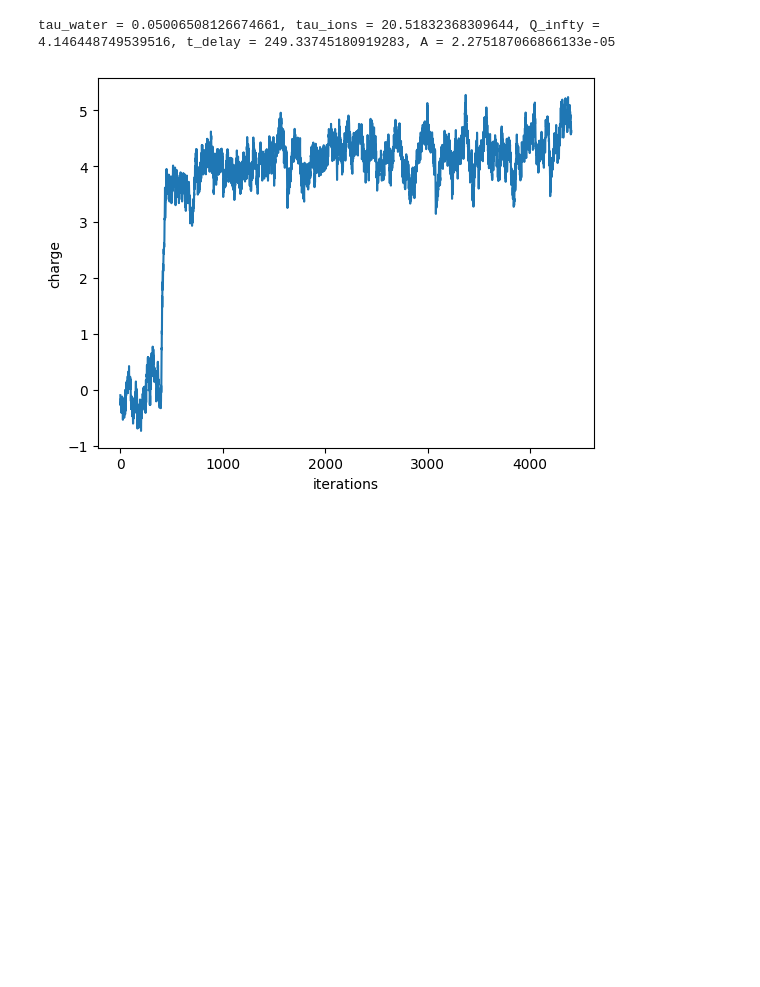
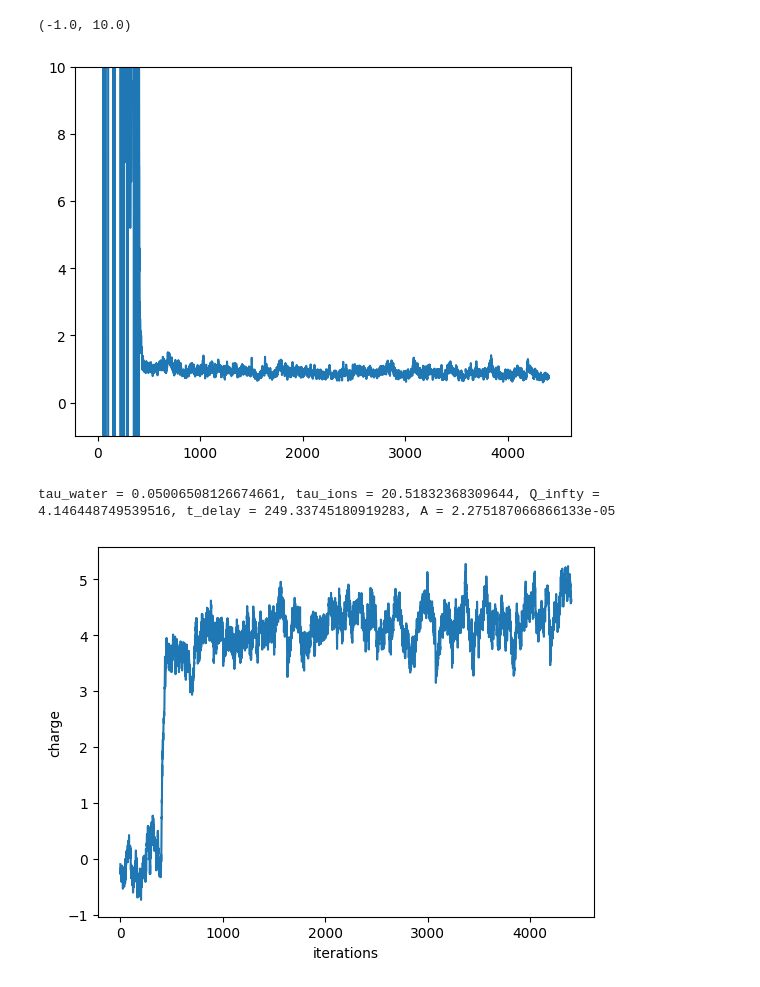
Before and after one commit to Mag-r/ASM, a Jupyter notebook: electro-interfaces/code/capacitor_ions_water/analysis.ipynb, the cells around one changed output. Drawn from its saved outputs; the diff is of its cells as text; code cells hidden in the pictures; blank space fills up the shorter version.

```diff
--- a/electro-interfaces/code/capacitor_ions_water/analysis.ipynb
+++ b/electro-interfaces/code/capacitor_ions_water/analysis.ipynb
@@ -52,6 +52,7 @@ for i in range(np.shape(charges)[0]):
 
     charges_top = charges[i,ind_top,:]
     charges_bottom = charges[i,ind_bottom,:]
+    pos_top = positions[i,ind_top,:]
     charges_O = charges[i,ind_O,:]
     charges_H = charges[i,ind_H,:]
     charges_Na = charges[i,ind_Na,:]
@@ -66,8 +67,20 @@ for i in range(np.shape(charges)[0]):
     dipole_Na = np.sum(np.dot(charges_Na[0,0],position_Na),axis=0)
     dipole_Cl = np.sum(np.dot(charges_Cl[0,0],position_Cl),axis=0)
 
-    list.append([np.sum(charges_top[:,0]),np.sum(charges_bottom[:,0]),dipole_O,dipole_H,dipole_Na,dipole_Cl])
+    list.append([np.sum(charges_top[:,0]),np.sum(charges_bottom[:,0]),dipole_O,dipole_H,dipole_Na,dipole_Cl,charges_top[:,0],pos_top])
 # list = np.array(list)
+# %%
+charges_top = [list[i][-2] for i in range(len(list))]
+pos_top = [list[i][-1] for i in range(len(list))]
+charges_top = np.array(charges_top)
+pos_top = np.array(pos_top)[:,:,:2]
+
+charges_std = np.std(charges_top,axis=1)
+plt.plot(charges_std/np.mean(charges_top,axis=1))
+plt.ylim(-1,10)
+# %% [output]
+(-1.0, 10.0)
+[figure, added]
 # %%
 plt.plot([list[i][0] for i in range(len(list))])
 plt.xlabel("iterations")
```
Also changed, not shown: parts of 1 cell of this notebook, 3 other files.
